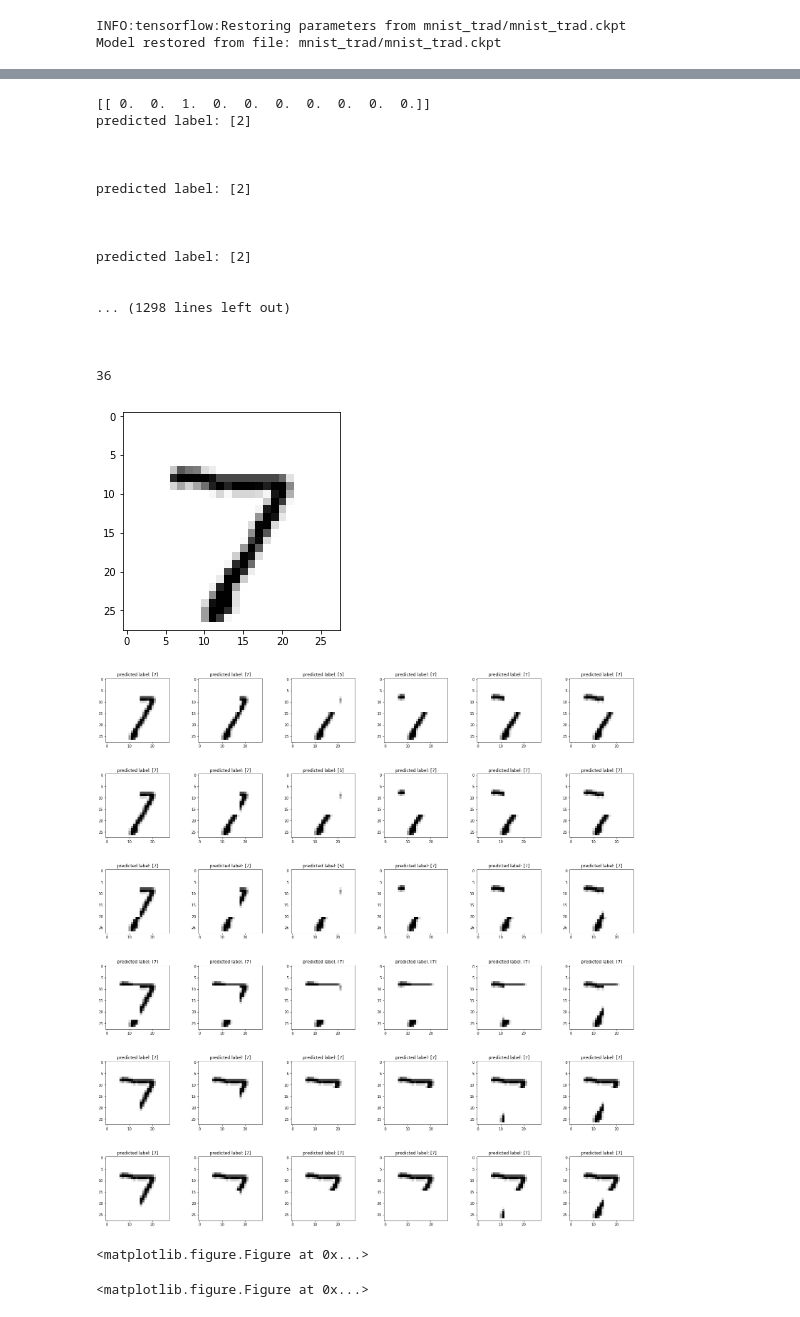
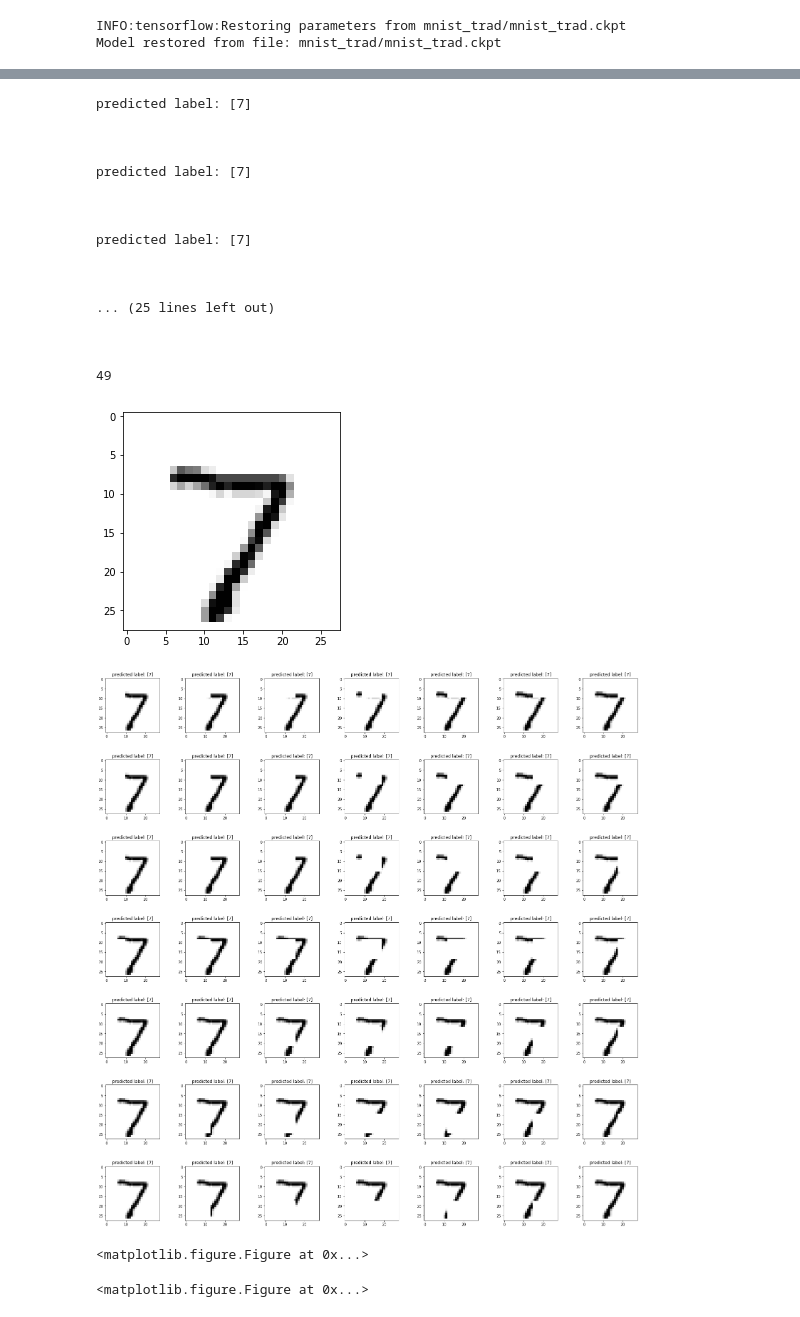
Before and after one commit to aernesto/FinalProjectRice, a Jupyter notebook: mnist_restore_occlusion.ipynb, the cells around one changed output, grey strips where cells are left out. Drawn from its saved outputs; the diff is of its cells as text; code cells hidden in the pictures.

Commit message:
Kazem latest update
Mnist occlusion analysis completed

```diff
--- a/mnist_restore_occlusion.ipynb
+++ b/mnist_restore_occlusion.ipynb
@@ -129,23 +101,0 @@ sess.run([correct_prediction, accuracy], feed_dict={x: images, y_: labels1, keep
-# %%
-#correct_prediction = correct_prediction.reshape((1,N))
-#print(type(correct_prediction))
-#print(correct_prediction.dtype)
-#print(correct_prediction.shape)
-#print(correct_prediction)
-#print(correct_prediction.nonzero())
-
-#here we extract the correctly classified labels for occlusion analysis:
-imgs_correctly_classified    = images[correct_prediction.nonzero()]
-labels0_correctly_classified  = labels0[correct_prediction.nonzero()]
-labels1_correctly_classified  = labels1[correct_prediction.nonzero()]
-#print(labels_correctly_classified)
-
-#here we extract the indicies of each class from labels_correctly_classified
-list_digitclass_indicies =[]
-for i in range(10):
-    digitclass = np.nonzero(labels0_correctly_classified==i)
-    #print(digitclass)
-    list_digitclass_indicies.append(digitclass)
-
-
-print(list_digitclass_indicies)
@@ -170,25 +256,26 @@ print(list_digitclass_indicies)
 # %%
-M = 10#number of images for display
+M=1
+#patch dimensions
+w = 10
+h = 10
+
+#sizes of our strides
+strides2 = strides1 = 3
+
 for k in range(M):
     # a sample image and label
     img_placeholder   = imgs_correctly_classified[k].reshape((1,784)) #k is the iterable
     img               = img_placeholder.reshape(28,28)
     plt.imshow(img, cmap='Greys')
 
-    sample_label0 = labels0_correctly_classified [k] #k is the iterable
-    sample_label1 = labels1_correctly_classified [k] #k is the iterable
+    sample_label0     = labels0_correctly_classified [k] #k is the iterable
+    sample_label1     = labels1_correctly_classified [k] #k is the iterable
 
     img_placeholder   = img.reshape((1,784))
     label_placeholder = sample_label1.reshape((1,10))
     print(label_placeholder)
     #true_label        = np.argmax(label_placeholder, axis=1)
     #print("true accuracy: ", sess.run(accuracy, feed_dict={x:img_placeholder, y_:label_placeholder, keep_prob: 1.0}))
-    #dimensions of our rectanglur moving occlusion patch
-    w = 15
-    h = 15
-
-    #sizes of our strides
-    strides2 = strides1 = 3
 
     #########################################
     #previous strategy!
@@ -284,22 +371,22 @@ predicted label: [5]
-[[ 0.  0.  1.  0.  0.  0.  0.  0.  0.  0.]]
-predicted label: [2]
+predicted label: [7]
 
 
 
-predicted label: [2]
+predicted label: [7]
 
 
 
-predicted label: [2]
-
-
-... (1298 lines left out)
+predicted label: [7]
 
 
 
-36
+... (25 lines left out)
+
+
+
+49
 [figure]
-[figure, old version]
+[figure, new version]
 <matplotlib.figure.Figure at 0x...>
 <matplotlib.figure.Figure at 0x...>
 <matplotlib.figure.Figure at 0x...>
```
Also changed, not shown: parts of 10 cells of this notebook.
